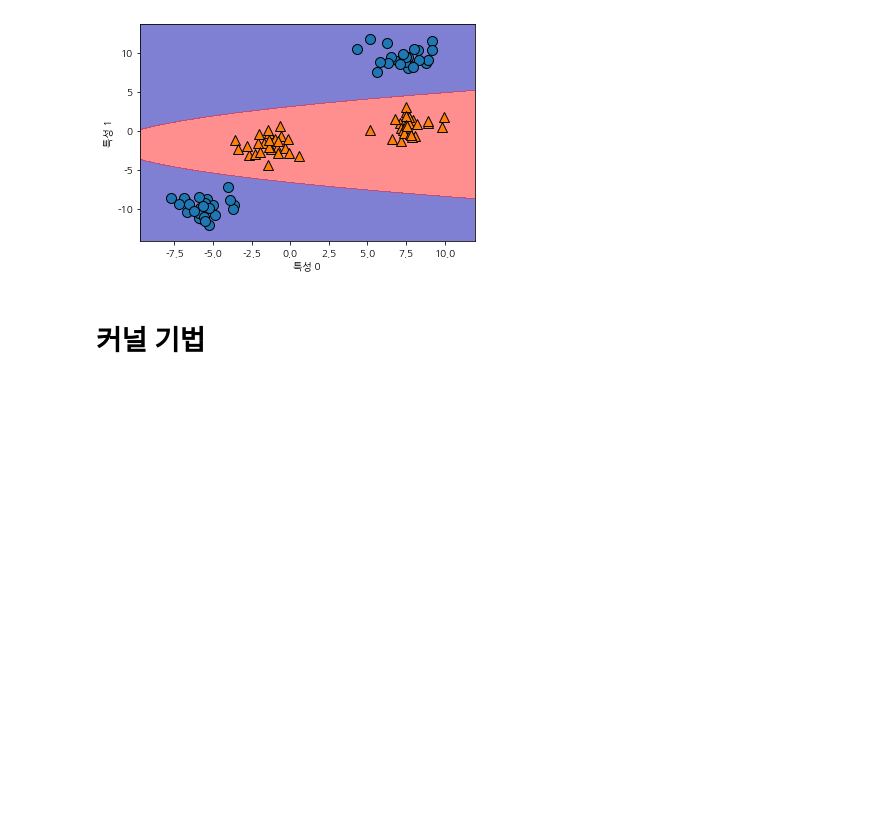
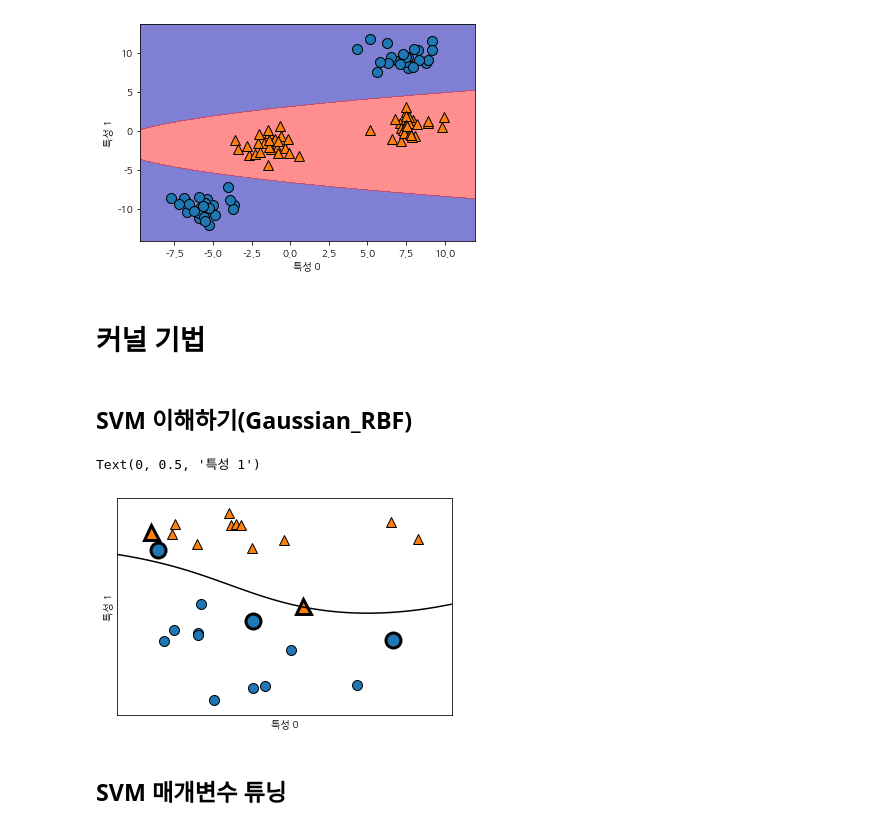
Before and after one commit to sdlee1026/machine, a Jupyter notebook: models/Supervised_Learning/Kernelized_support_vector_machines.ipynb, the cells around one changed output. Saved outputs shown, nothing was run; the diff lists cells and outputs as text; code cells hidden in the pictures; blank space fills up the shorter version.

Commit message:
Update SVM(Gaussian)
Update RBF kernel SVM concept and tutorial, using forge dataset

```diff
--- a/models/Supervised_Learning/Kernelized_support_vector_machines.ipynb
+++ b/models/Supervised_Learning/Kernelized_support_vector_machines.ipynb
@@ -145,0 +158,2 @@ Text(0, 0.5, '특성 1')
+# %% [markdown]
+## SVM 이해하기(Gaussian_RBF)
@@ -145,0 +175,25 @@ Text(0, 0.5, '특성 1')
+# %%
+# 두개의 클래스를 가진 2차원 데이터셋 forge dataset -> 서포트 벡터 머신을 학습시킨 결과
+    # SVM 굵은 테두리
+from sklearn.svm import SVC
+
+X, y = mglearn.tools.make_handcrafted_dataset()
+# rbf == gaussian
+svm = SVC(kernel='rbf', C=10, gamma=0.1).fit(X,y)
+mglearn.plots.plot_2d_separator(svm, X, eps=.5)
+# 데이터 포인트 그리기
+mglearn.discrete_scatter(X[:,0], X[:,1], y)
+
+# 서포트 벡터
+sv = svm.support_vectors_
+# dual_coef_의 부호에 의해 서포트 벡터의 클래스 레이블이 결정됨(서포트 벡터의 중요도)
+sv_labels = svm.dual_coef_.ravel() > 0 # 서포트 벡터만 따로 추출
+
+# 서포트 벡터 두껍게 표기
+mglearn.discrete_scatter(sv[:,0], sv[:,1], sv_labels, s=15, markeredgewidth=3)
+
+plt.xlabel('특성 0')
+plt.ylabel('특성 1')
+# %% [output]
+Text(0, 0.5, '특성 1')
+[figure, added]
@@ -145,0 +203,2 @@ Text(0, 0.5, '특성 1')
+# %% [markdown]
+## SVM 매개변수 튜닝
```
Also changed, not shown: parts of 9 cells of this notebook.
